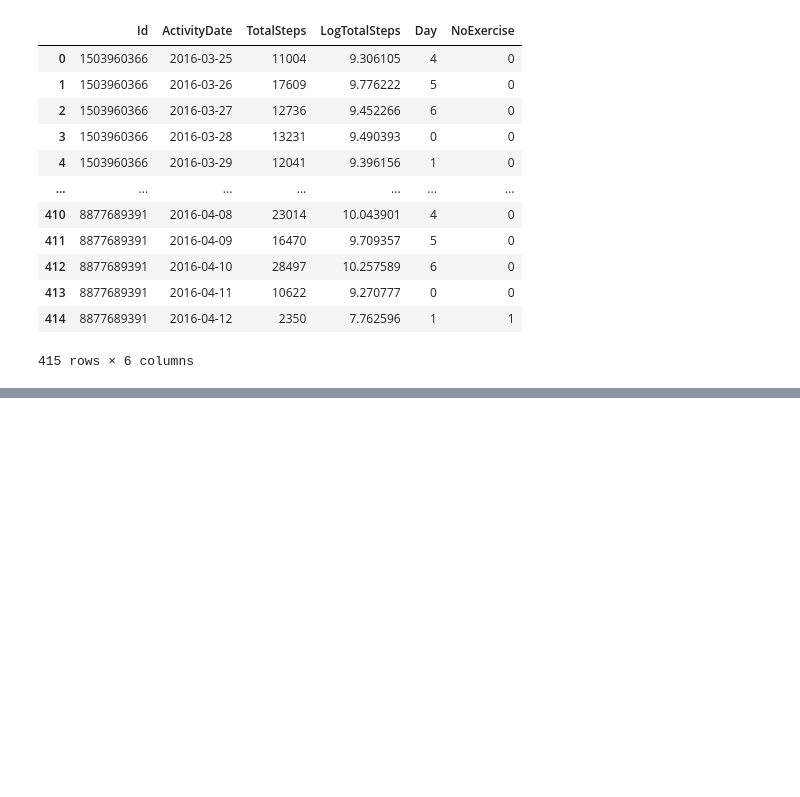
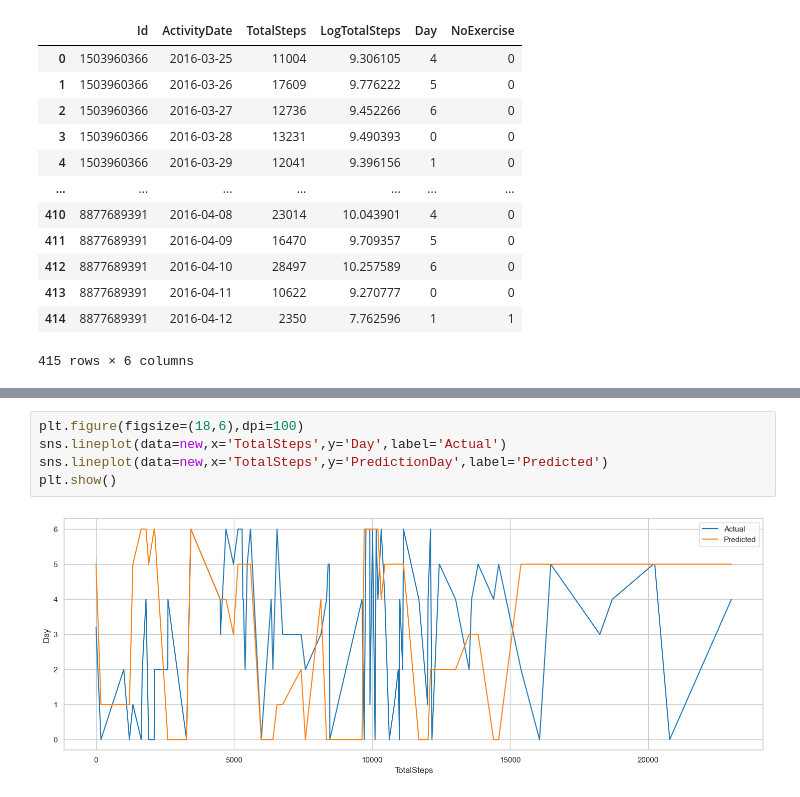
Before and after one commit to richardayikwei/fit_bit_analysis, a Jupyter notebook: scripts/KNN_model.ipynb, the cells around one changed output, grey strips where cells are left out. Saved outputs shown, nothing was run; the diff lists cells and outputs as text; blank space fills up the shorter version.

```diff
--- a/scripts/KNN_model.ipynb
+++ b/scripts/KNN_model.ipynb
@@ -64,0 +160,7 @@ array([5, 0, 5, 3, 6, 6, 6, 5, 2, 0, 6, 4, 5, 5, 5, 0, 0, 0, 6, 4, 5, 6,
+# %%
+plt.figure(figsize=(18,6),dpi=100)
+sns.lineplot(data=new,x='TotalSteps',y='Day',label='Actual')
+sns.lineplot(data=new,x='TotalSteps',y='PredictionDay',label='Predicted')
+plt.show()
+# %% [output]
+[figure, added]
```
Also changed, not shown: parts of 10 cells of this notebook.
